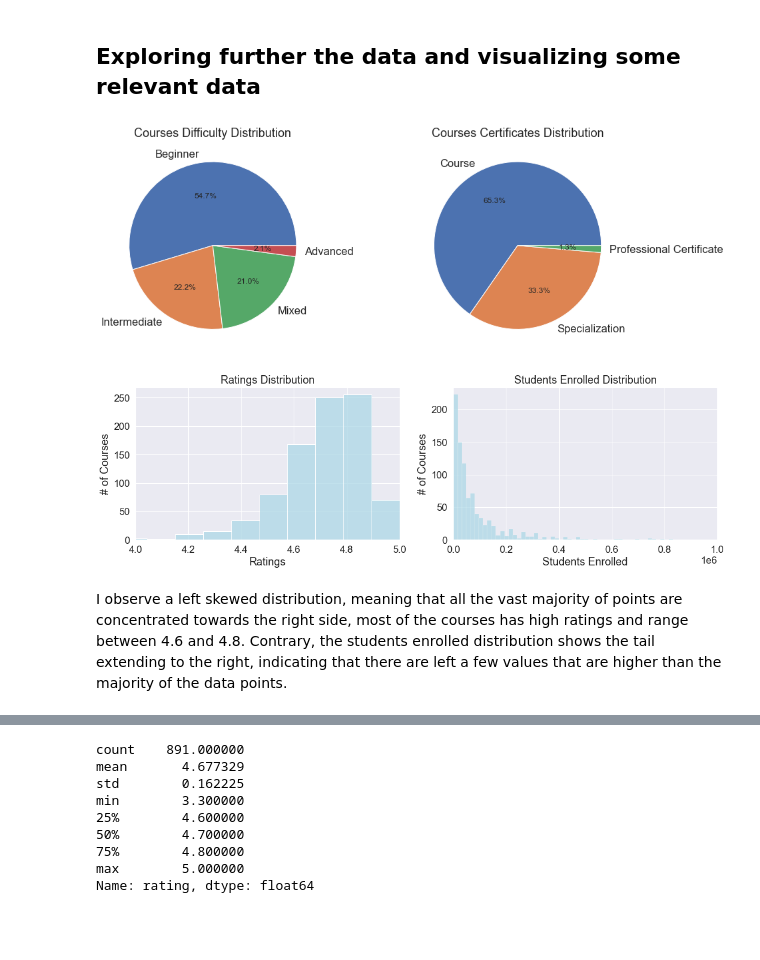
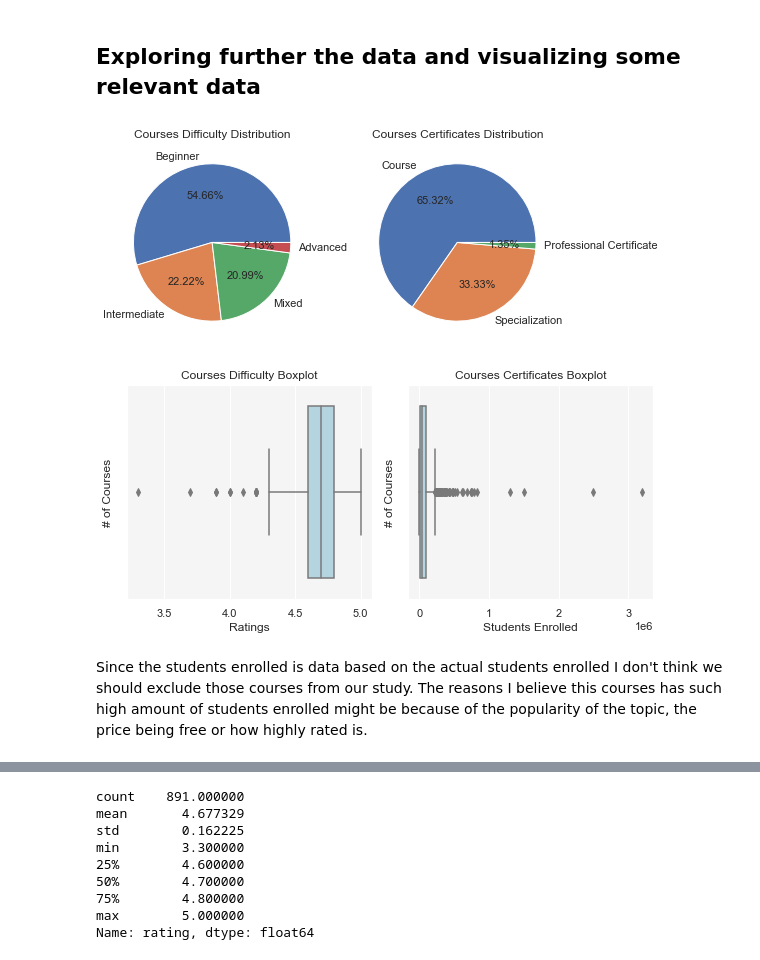
Before and after one commit to patosorio/Coursera-course-analysis, a Jupyter notebook: Coursera Course Analysis.ipynb, the cells around one changed output, grey strips where cells are left out. Drawn from its saved outputs; the diff is of its cells as text; code cells hidden in the pictures; blank space fills up the shorter version.

Commit message:
Separate outliers than distribution and central tendencies in the new section

```diff
--- a/Coursera Course Analysis.ipynb
+++ b/Coursera Course Analysis.ipynb
@@ -160,46 +155,41 @@ df.head()
 # %%
 # Visualizing the count of courses for each category
 
 hist_data = [df['difficulty'].value_counts(), df['certificate_type'].value_counts()]
 titles = ['Courses Difficulty Distribution', 'Courses Certificates Distribution']
 
-fig, ax = plt.subplots(1, 2, figsize=(15,5))
-plt.rcParams.update({'font.size': 12})
+fig, ax = plt.subplots(1, 2, figsize=(8,4))
+plt.rcParams.update({'font.size': 11})
 
 for i, data in enumerate(hist_data):
-    ax[i].pie(data.values, labels = data.index, autopct='%1.1f%%')
+    ax[i].pie(data.values, labels = data.index, autopct='%1.2f%%')
     ax[i].set_title(titles[i])
 
 fig.tight_layout()
 plt.show()
 # %% [output]
-[figure, old version]
+[figure, new version]
 # %%
-# Visualizing the distribution of ratings and students enrolled
+# Identifying outliers for ratings and students enrolled columns
 
 hist_data = [df['rating'].values, df['students_enrolled'].values]
-titles = ['Ratings Distribution', 'Students Enrolled Distribution']
+titles = ['Courses Difficulty Boxplot', 'Courses Certificates Boxplot']
 xlabels = ['Ratings', 'Students Enrolled']
 ylabels = ['# of Courses'] * 2
-bins = [16,200]
 
-fig, ax = plt.subplots(1, 2, figsize=(15,5))
+fig, ax = plt.subplots(1, 2, figsize=(8,4))
 sns.set(font_scale=1.5)
+sns.set(rc={'axes.facecolor':'whitesmoke'})
 
 for i, data in enumerate(hist_data):
-    sns.histplot(data, kde=False, bins=bins[i], color="lightblue", ax=ax.flat[i])
-    # we use flat to access to each element of the ax array
+    sns.boxplot(x=data, color="lightblue", ax=ax.flat[i])
     ax.flat[i].set_xlabel(xlabels[i])
     ax.flat[i].set_ylabel(ylabels[i])
     ax.flat[i].set_title(titles[i])
-    if i == 0:
-        ax.flat[i].set_xlim(4.0, 5.0)
-    elif i == 1:
-        ax.flat[i].set_xlim(0.0, 1000000.0)
 
 fig.tight_layout()
 plt.show()
 # %% [output]
-[figure, old version]
+[figure, new version]
 # %% [markdown]
-I observe a left skewed distribution, meaning that all the vast majority of points are concentrated towards the right side, most of the courses has high ratings and range between 4.6 and 4.8. Contrary, the students enrolled distribution shows the tail extending to the right, indicating that there are left a few values that are higher than the majority of the data points.
+Since the students enrolled is data based on the actual students enrolled I don't think we should exclude those courses from our study. The reasons I believe this courses has such high amount of students enrolled might be because of the popularity of the topic, the price being free or how highly rated is.
```
Also changed, not shown: parts of 23 cells of this notebook.
